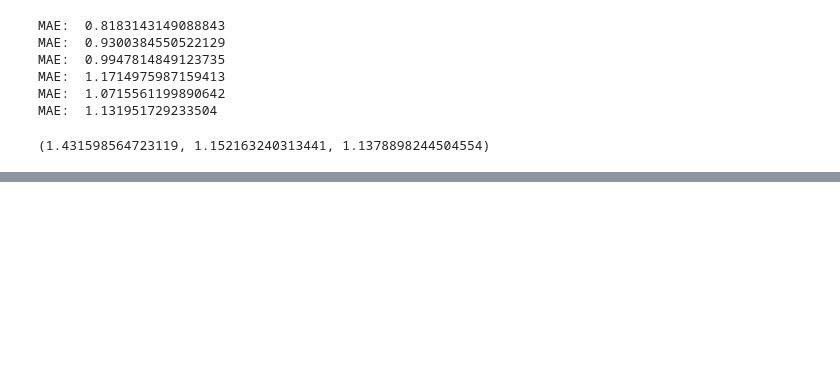
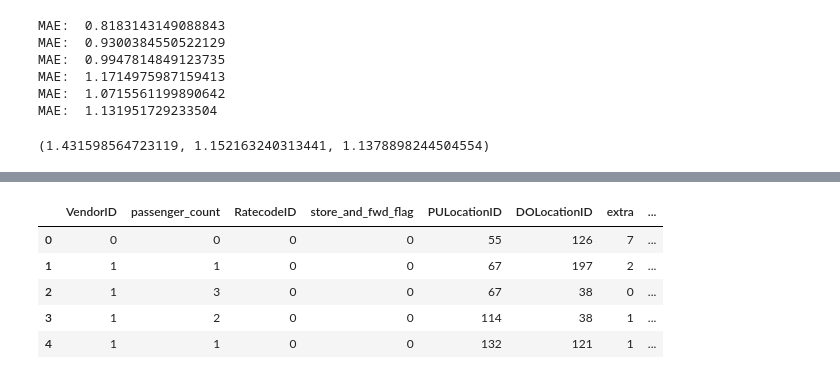
Before and after one commit to ShubhamKaushal15/dsihackathon-data-privacy, a Jupyter notebook: prepping_data.ipynb, the cells around one changed output, grey strips where cells are left out. Cells and saved outputs as stored; diff of their text form; code cells hidden in the pictures; blank space fills up the shorter version.

```diff
--- a/prepping_data.ipynb
+++ b/prepping_data.ipynb
@@ -174,0 +199,9 @@ lr = [(0.99, 1.97), (0.99, 1.20), (0.99, 1.13), (0.99, 1.12), (0.99, 1.13)]
+# %%
+pd.read_csv(os.path.join("df_transform_result", "discretized.csv")).head()
+# %% [output]
+|  | VendorID | passenger_count | RatecodeID | store_and_fwd_flag | PULocationID | DOLocationID | extra | ... |
+| 0 | 0 | 0 | 0 | 0 | 55 | 126 | 7 | ... |
+| 1 | 1 | 1 | 0 | 0 | 67 | 197 | 2 | ... |
+| 2 | 1 | 3 | 0 | 0 | 67 | 38 | 0 | ... |
+| 3 | 1 | 2 | 0 | 0 | 114 | 38 | 1 | ... |
+| 4 | 1 | 1 | 0 | 0 | 132 | 121 | 1 | ... |
```
Also changed, not shown: parts of 7 cells of this notebook, 6 other files.
